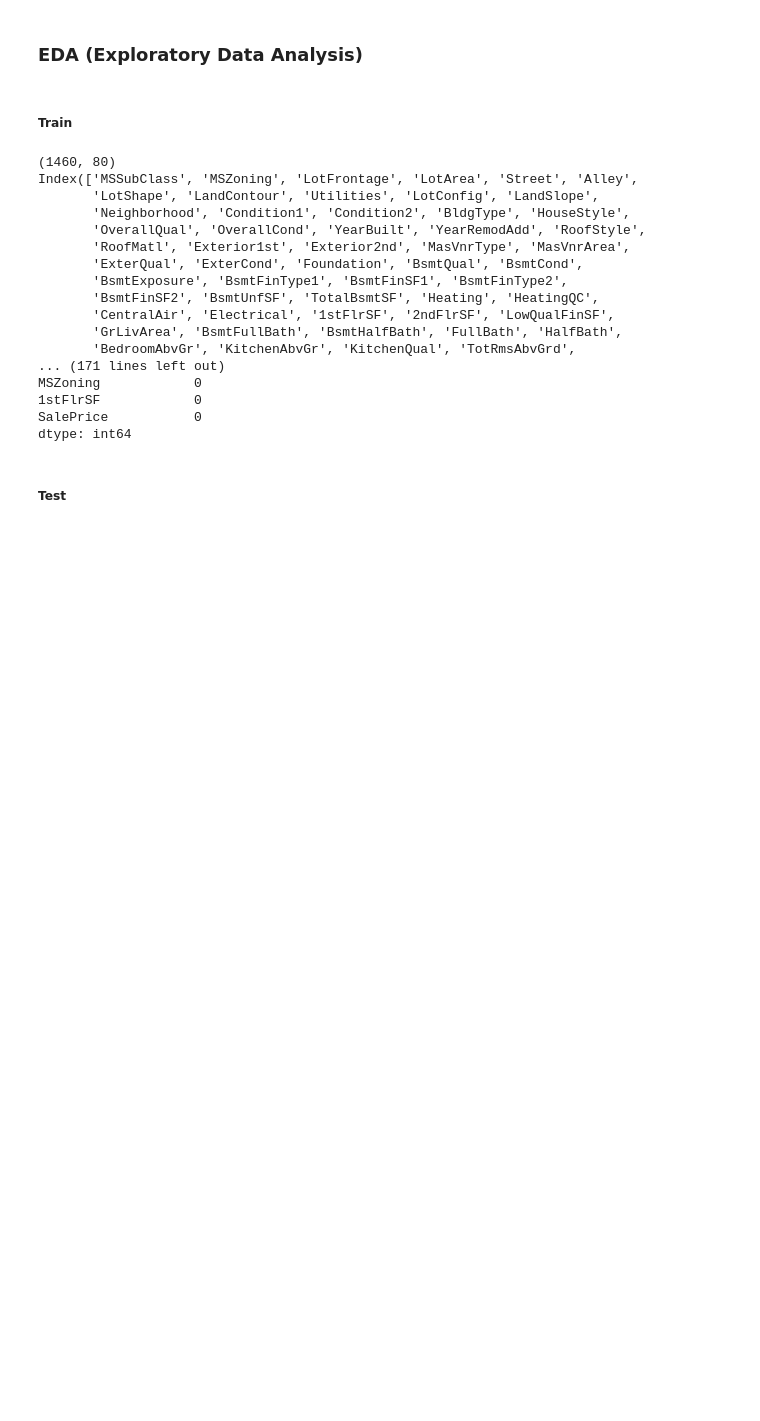
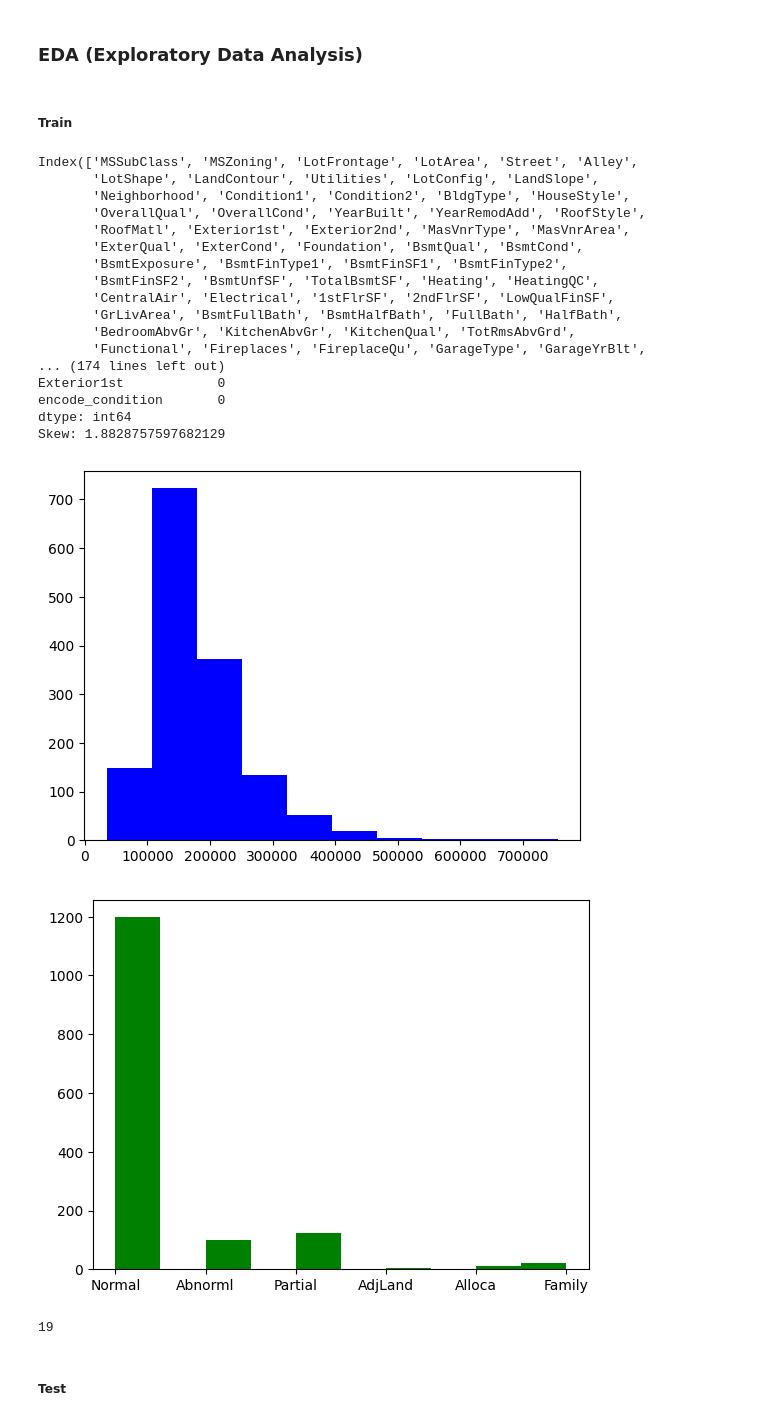
Before and after one commit to felipedds/kaggle, a Jupyter notebook: house-prices-advanced-regression-techniques/main.ipynb, the cells around one changed output. Saved outputs shown, nothing was run; the diff lists cells and outputs as text; code cells hidden in the pictures; blank space fills up the shorter version.

```diff
--- a/house-prices-advanced-regression-techniques/main.ipynb
+++ b/house-prices-advanced-regression-techniques/main.ipynb
@@ -54,29 +60,41 @@ print(df_test.shape)
 ### EDA (Exploratory Data Analysis)
 # %% [markdown]
 ##### Train
-# %%
-print(df_train.shape)
-print(df_train.columns)
-print(df_train.info())
-print(df_train.isnull().sum().sort_values(ascending=False))
-# %% [output]
-(1460, 80)
-Index(['MSSubClass', 'MSZoning', 'LotFrontage', 'LotArea', 'Street', 'Alley',
-       'LotShape', 'LandContour', 'Utilities', 'LotConfig', 'LandSlope',
-       'Neighborhood', 'Condition1', 'Condition2', 'BldgType', 'HouseStyle',
-       'OverallQual', 'OverallCond', 'YearBuilt', 'YearRemodAdd', 'RoofStyle',
-       'RoofMatl', 'Exterior1st', 'Exterior2nd', 'MasVnrType', 'MasVnrArea',
-       'ExterQual', 'ExterCond', 'Foundation', 'BsmtQual', 'BsmtCond',
-       'BsmtExposure', 'BsmtFinType1', 'BsmtFinSF1', 'BsmtFinType2',
-       'BsmtFinSF2', 'BsmtUnfSF', 'TotalBsmtSF', 'Heating', 'HeatingQC',
-       'CentralAir', 'Electrical', '1stFlrSF', '2ndFlrSF', 'LowQualFinSF',
-       'GrLivArea', 'BsmtFullBath', 'BsmtHalfBath', 'FullBath', 'HalfBath',
-       'BedroomAbvGr', 'KitchenAbvGr', 'KitchenQual', 'TotRmsAbvGrd',
-... (171 lines left out)
-MSZoning            0
-1stFlrSF            0
-SalePrice           0
-dtype: int64
+# %%
+print(df_train.columns)
+print(df_train.info())
+print(df_train.isnull().sum().sort_values(ascending=False))
+
+print(f"Skew: {df_train['SalePrice'].skew()}")
+plt.hist(df_train["SalePrice"], color="blue")
+plt.show()
+
+plt.hist(df_train["SaleCondition"], color="green")
+plt.show()
+
+# Check if the all of the columns have 0 null values
+print(sum(df_train.isnull().sum() != 0))
+# %% [output]
+Index(['MSSubClass', 'MSZoning', 'LotFrontage', 'LotArea', 'Street', 'Alley',
+       'LotShape', 'LandContour', 'Utilities', 'LotConfig', 'LandSlope',
+       'Neighborhood', 'Condition1', 'Condition2', 'BldgType', 'HouseStyle',
+       'OverallQual', 'OverallCond', 'YearBuilt', 'YearRemodAdd', 'RoofStyle',
+       'RoofMatl', 'Exterior1st', 'Exterior2nd', 'MasVnrType', 'MasVnrArea',
+       'ExterQual', 'ExterCond', 'Foundation', 'BsmtQual', 'BsmtCond',
+       'BsmtExposure', 'BsmtFinType1', 'BsmtFinSF1', 'BsmtFinType2',
+       'BsmtFinSF2', 'BsmtUnfSF', 'TotalBsmtSF', 'Heating', 'HeatingQC',
+       'CentralAir', 'Electrical', '1stFlrSF', '2ndFlrSF', 'LowQualFinSF',
+       'GrLivArea', 'BsmtFullBath', 'BsmtHalfBath', 'FullBath', 'HalfBath',
+       'BedroomAbvGr', 'KitchenAbvGr', 'KitchenQual', 'TotRmsAbvGrd',
+       'Functional', 'Fireplaces', 'FireplaceQu', 'GarageType', 'GarageYrBlt',
+... (174 lines left out)
+Exterior1st            0
+encode_condition       0
+dtype: int64
+Skew: 1.8828757597682129
+[figure, added]
+[figure, added]
+19
 # %% [markdown]
 ##### Test
 # %%
```
Also changed, not shown: parts of 8 cells of this notebook, 3 other files.
